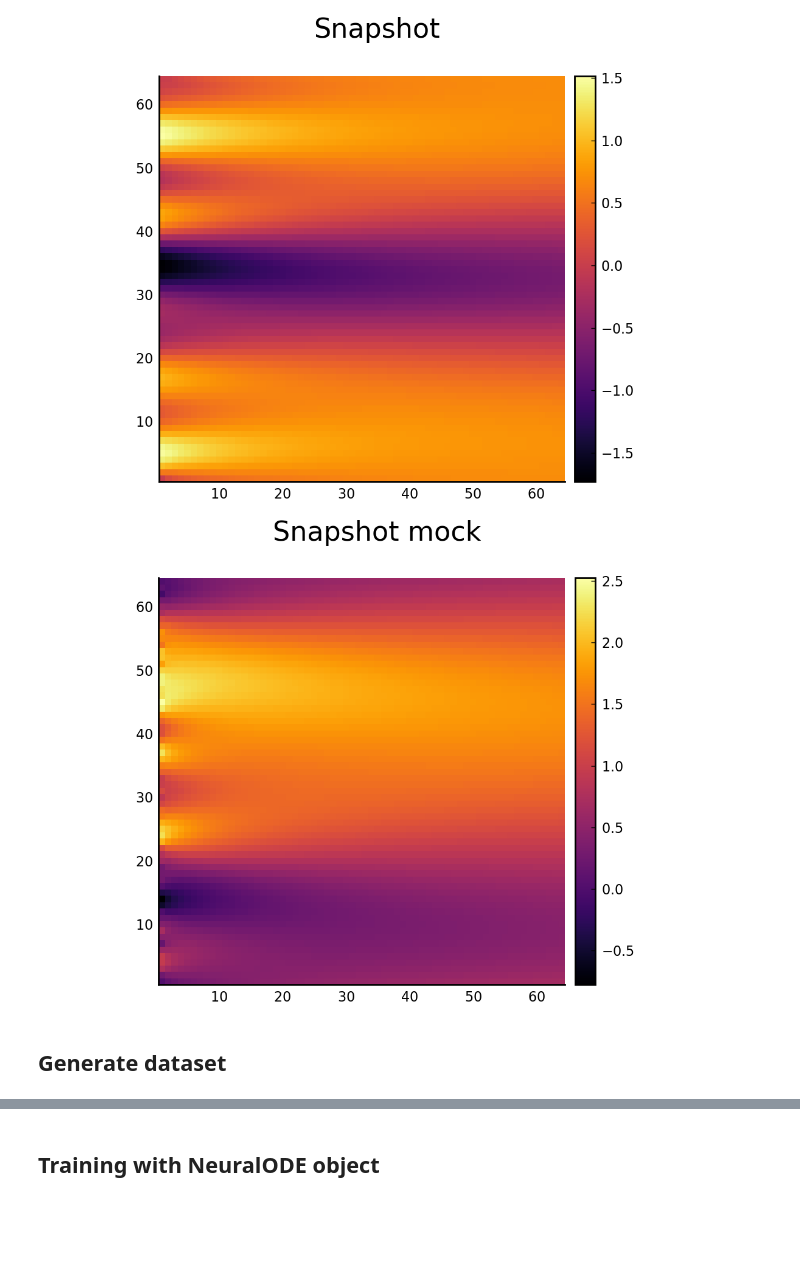
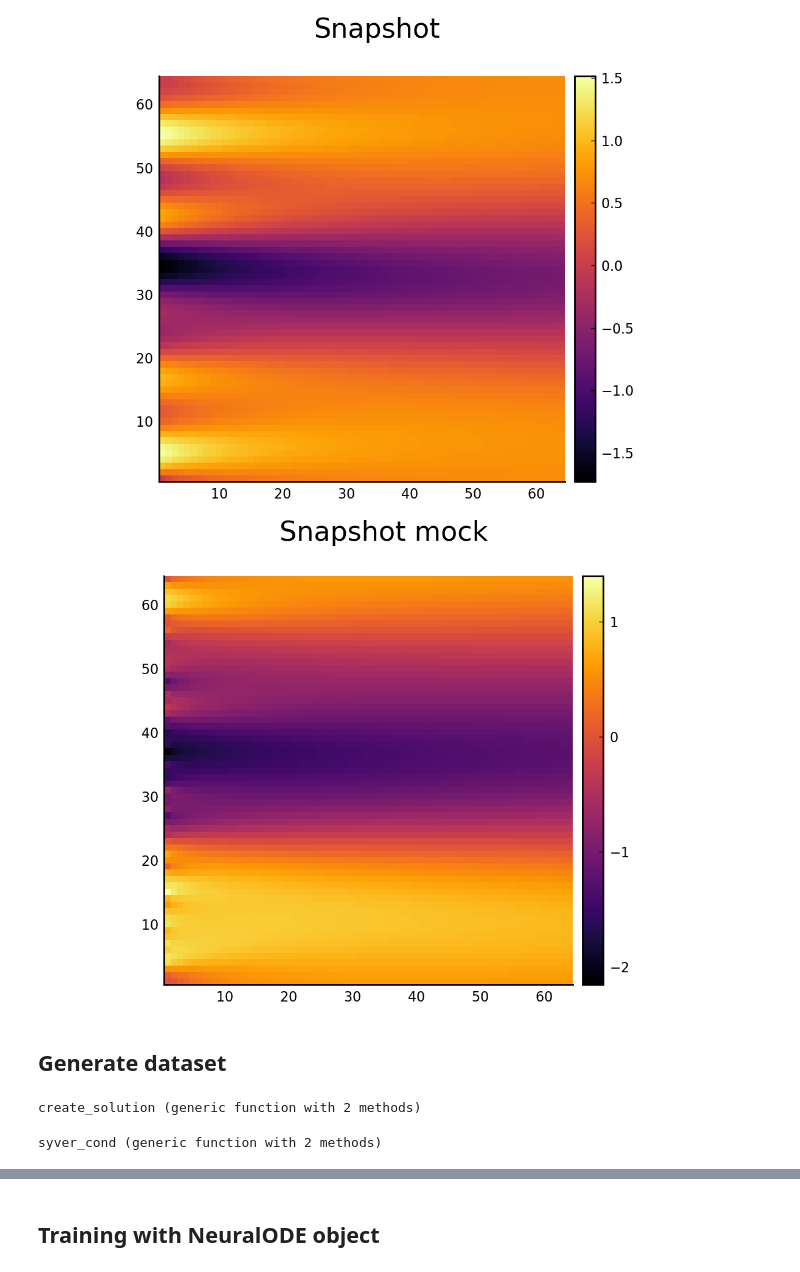
Before and after one commit to vdesgrange/closure-model, a Jupyter notebook: experiments/julia_src/neural_closure/heat_equation_neural_ode.ipynb, the cells around one changed output, grey strips where cells are left out. Saved outputs shown, nothing was run; the diff lists cells and outputs as text; code cells hidden in the pictures; blank space fills up the shorter version.

```diff
--- a/experiments/julia_src/neural_closure/heat_equation_neural_ode.ipynb
+++ b/experiments/julia_src/neural_closure/heat_equation_neural_ode.ipynb
@@ -43,8 +43,11 @@ x_min = 0.;
 t_n = 64;
 x_n = 64;
 
-d = 0.005;
+typ = 3;
+d = 1.;
 k = 1.;
+kappa = 0.005;
+L = x_max - x_min
 c = [0.7, 0.3, 0.4];
 n = [3, 7, 10];
 # %%
@@ -60,36 +63,31 @@ GraphicTools.show_state(u, "Snapshot") # need to reverse u, odesolver switch dim
 # %% [output]
 [figure]
 # %%
-ta, u_a = Generator.heat_snapshot_generator(t_max, t_min, x_max, x_min, t_n, x_n, 3, 0.01, 0.0001);
+ta, u_a = Generator.heat_snapshot_generator(t_max, t_min, x_max, x_min, t_n, x_n, typ, kappa, k);
 GraphicTools.show_state(u_a, "Snapshot mock")
 # %% [output]
-[figure, old version]
+[figure, new version]
 # %% [markdown]
 ## Generate dataset
+# %%
+function create_solution(c, k, ka)
+    X(k, x) = sqrt(2 / L) * sin(pi * k * (x - x_min) / L)
+    u(x, t) = sum(c * exp(-ka * (pi * k / L)^2 * t) * X(k, x) for (c, k) in zip(c, k))
+    # dudt(x, t) = - sum(c * ka * (pi * k / L)^2 * exp(-d * (pi * k / L)^2 * t) * X(k, x) for(c, k) ∈ zip(c, k))
+    u # , dudt
+end
+# %% [output]
+create_solution (generic function with 2 methods)
 # %%
-function syver_cond(t_max, t_min, x_max, x_min, t_n, x_n)
-    function create_solution(c, k)
-        u(x, t) = sum(c * exp(-κ * (π * k / L)^2 * t) * X(k, x) for (c, k) in zip(c, k))
-        ∂u∂t(x, t) =
-            -sum(
-                c * κ * (π * k / L)^2 * exp(-κ * (π * k / L)^2 * t) * X(k, x) for
-                (c, k) ∈ zip(c, k)
-            )
-        u, ∂u∂t
-    end
-
+function syver_cond(t_max, t_min, x_max, x_min, t_n, x_n, ka, nsample)
     tsnap = LinRange(t_min, t_max, t_n)#[2:end]
-    nsample = 200
     K = 50
     k = 1:K
     c = [randn(K) ./ k for _ = 1:nsample]
-    solutions = [create_solution(c, k) for c ∈ c]
-    u = [s[1] for s ∈ solutions]
-    ∂u∂t = [s[2] for s ∈ solutions]
+    u = [create_solution(c, k, ka) for c ∈ c] # solutions =
     init = [u(x, 0.0) for x ∈ x, u ∈ u]
     train = [u(x, t) for x ∈ x, u ∈ u, t ∈ tsnap]
-    ∂train∂t = [∂u∂t(x, t) for x ∈ x, ∂u∂t ∈ ∂u∂t, t ∈ tsnap]
     return tsnap, init, train
 end
-
-syver_dataset = syver_cond(t_max, t_min, x_max, x_min, t_n, x_n);
+# %% [output]
+syver_cond (generic function with 2 methods)
```
Also changed, not shown: parts of 22 cells of this notebook, 3 other files.
